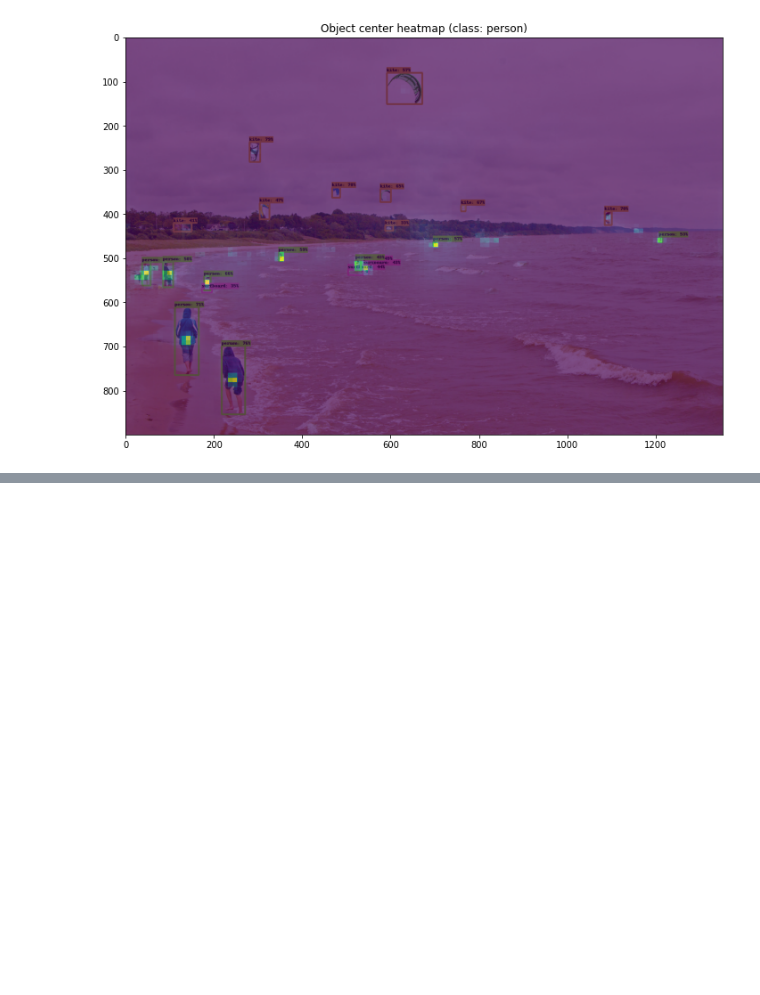
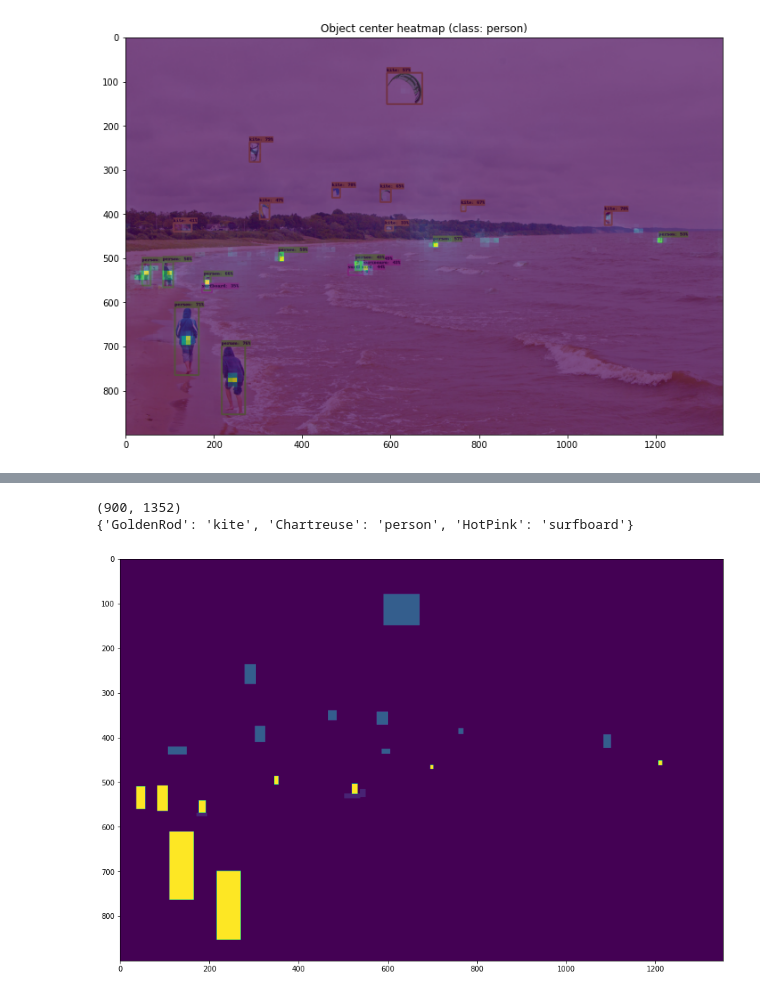
Before and after one commit to thenhz/imagecrop, a Jupyter notebook: test_1.ipynb, the cells around one changed output, grey strips where cells are left out. Saved outputs shown, nothing was run; the diff lists cells and outputs as text; code cells hidden in the pictures; blank space fills up the shorter version.

```diff
--- a/test_1.ipynb
+++ b/test_1.ipynb
@@ -204,0 +312,38 @@ plt.show()
+# %%
+detected_classes_text = {}
+
+classes_weight = {
+    "kite": 3,
+    "person": 10,
+    "surfboard":1
+}
+
+test_image = 'models/research/object_detection/test_images/image2.jpg'
+orig_im = Image.open(test_image)
+im_width, im_height = pil_im.size
+pil_im = Image.new('L', (im_width, im_height))
+
+np_im = np.asarray(pil_im).copy()
+print(np_im.shape)
+
+scores = detections['detection_scores'][0].numpy()
+
+for idx, bbox in enumerate(detections['detection_boxes'][0].numpy()):
+    if scores[idx] > 0.30:
+        ymin, xmin, ymax, xmax = tuple(bbox.tolist())
+        (left, right, top, bottom) = (xmin * im_width, xmax * im_width,
+                                      ymin * im_height, ymax * im_height)
+
+        obj_score = classes_weight[category_index[classes_detected[idx]]['name']]
+        np_im[int(top):int(bottom),int(left):int(right)] = obj_score
+
+        detected_classes_text[STANDARD_COLORS[classes_detected[idx]]] = category_index[classes_detected[idx]]['name']
+
+plt.figure(figsize=(15,20))
+plt.imshow(np_im)
+
+print(detected_classes_text)
+# %% [output]
+(900, 1352)
+{'GoldenRod': 'kite', 'Chartreuse': 'person', 'HotPink': 'surfboard'}
+[figure, added]
```
Also changed, not shown: parts of 6 cells of this notebook, 1 other file.
